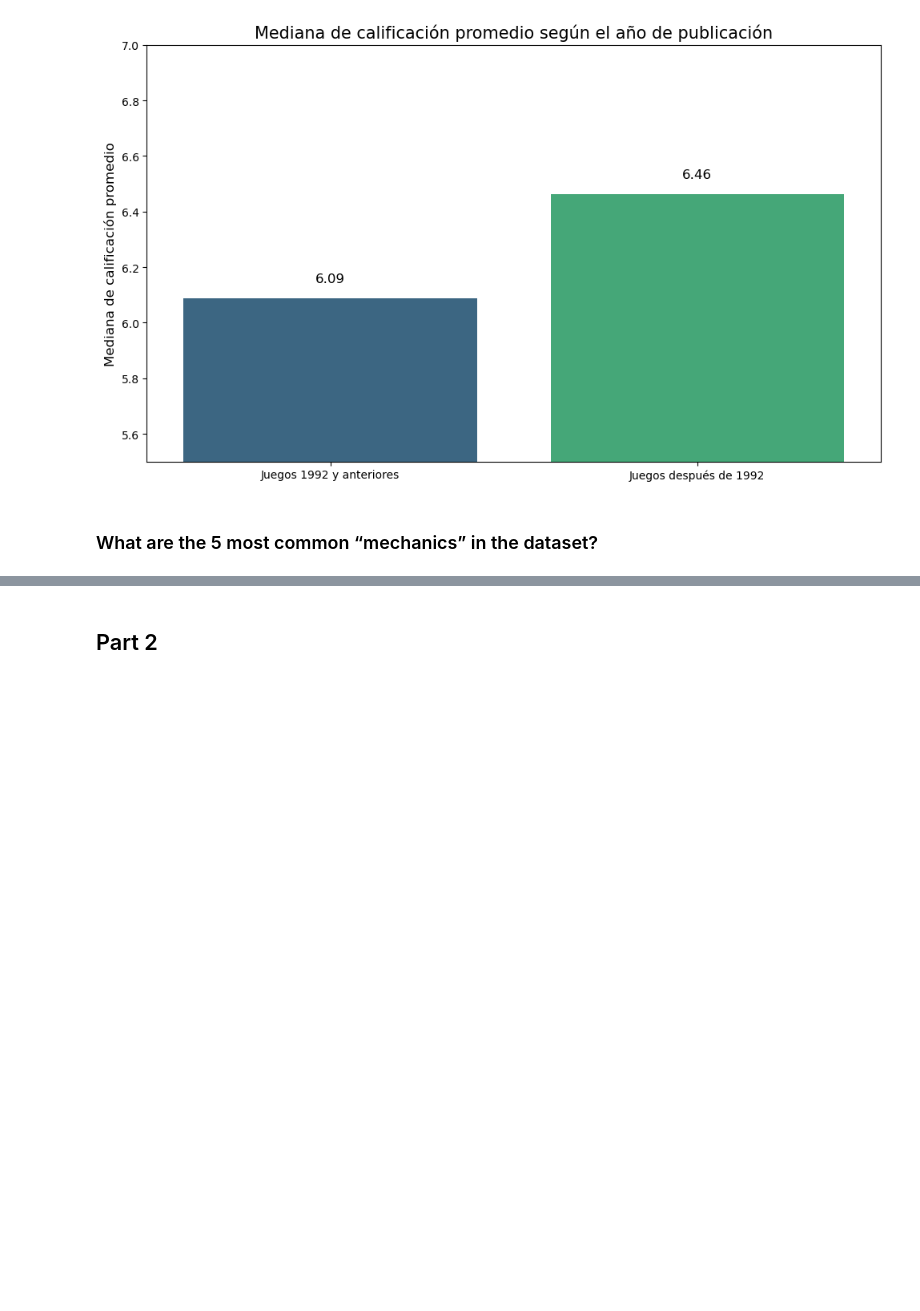
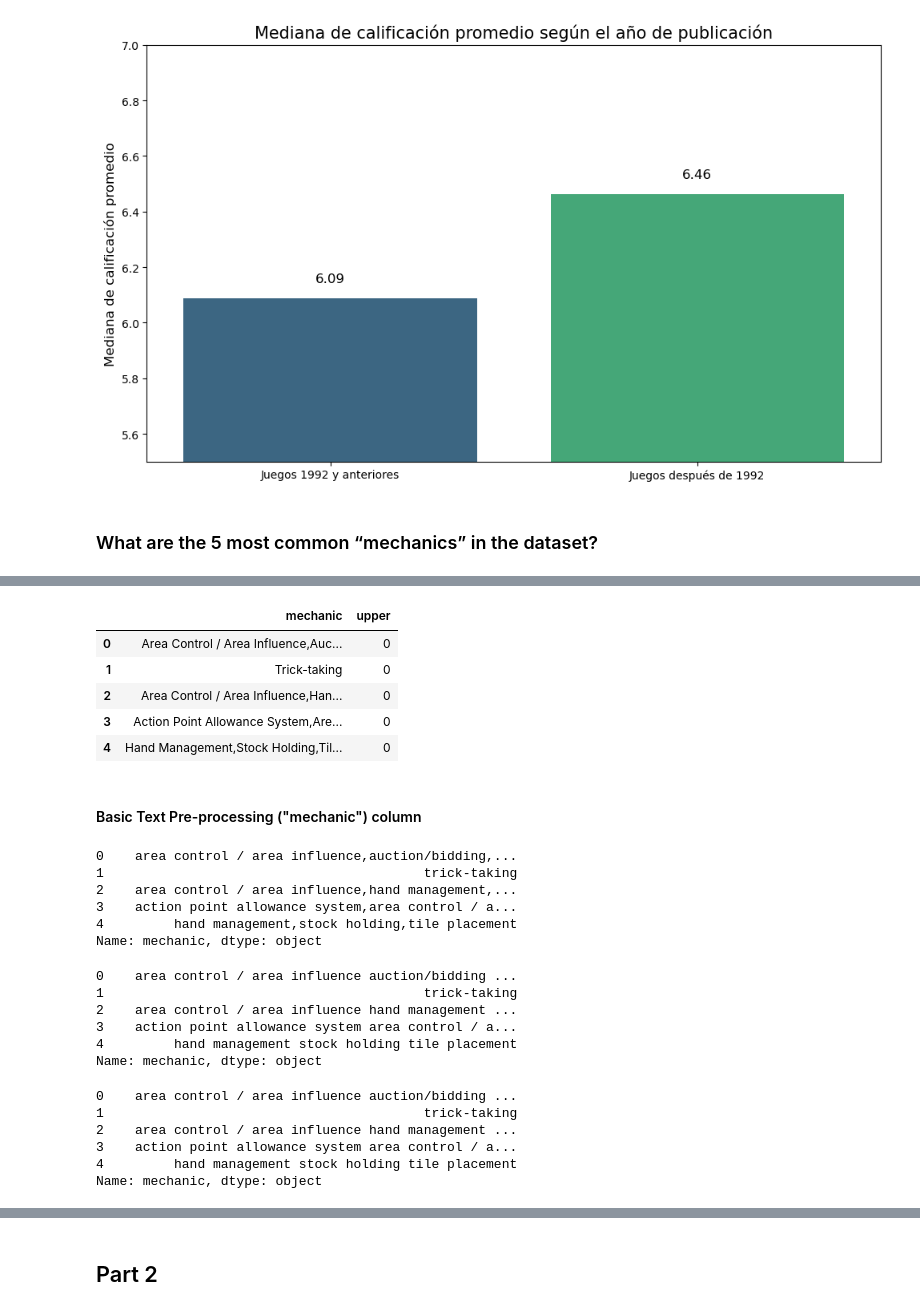
Before and after one commit to FJGM2023015/CA1_DVis_HDip_Lvl8-, a Jupyter notebook: Francisco_Gorigoitia_DVisHDip_CA1.ipynb, the cells around one changed output, grey strips where cells are left out. Drawn from its saved outputs; the diff is of its cells as text; code cells hidden in the pictures; blank space fills up the shorter version.

```diff
--- a/Francisco_Gorigoitia_DVisHDip_CA1.ipynb
+++ b/Francisco_Gorigoitia_DVisHDip_CA1.ipynb
@@ -889,0 +933,49 @@ df_games[['mechanic','char_count']].head()
+# %%
+# Number of Uppercase words
+
+df_games['upper'] = df_games['mechanic'].apply(lambda x: len([x for x in x.split() if x.isupper()]))
+df_games[['mechanic','upper']].head()
+# %% [output]
+|  | mechanic | upper |
+| 0 | Area Control / Area Influence,Auc... | 0 |
+| 1 | Trick-taking | 0 |
+| 2 | Area Control / Area Influence,Han... | 0 |
+| 3 | Action Point Allowance System,Are... | 0 |
+| 4 | Hand Management,Stock Holding,Til... | 0 |
+# %% [markdown]
+#### Basic Text Pre-processing ("mechanic") column
+# %%
+# Lower case
+df_games["mechanic"] = df_games["mechanic"].apply(lambda x: " ".join(x.lower() for x in x.split()))
+df_games["mechanic"].head()
+# %% [output]
+0    area control / area influence,auction/bidding,...
+1                                         trick-taking
+2    area control / area influence,hand management,...
+3    action point allowance system,area control / a...
+4         hand management,stock holding,tile placement
+Name: mechanic, dtype: object
+# %%
+# Removing/Replace Punctuation
+df_games["mechanic"] = df_games["mechanic"].str.replace(',', ' ')
+df_games["mechanic"].head()
+# %% [output]
+0    area control / area influence auction/bidding ...
+1                                         trick-taking
+2    area control / area influence hand management ...
+3    action point allowance system area control / a...
+4         hand management stock holding tile placement
+Name: mechanic, dtype: object
+# %%
+# Removal of Stop Words
+from nltk.corpus import stopwords
+stop = stopwords.words('english')
+df_games["mechanic"] = df_games["mechanic"].apply(lambda x: " ".join(x for x in x.split() if x not in stop))
+df_games["mechanic"].head()
+# %% [output]
+0    area control / area influence auction/bidding ...
+1                                         trick-taking
+2    area control / area influence hand management ...
+3    action point allowance system area control / a...
+4         hand management stock holding tile placement
+Name: mechanic, dtype: object
```
Also changed, not shown: parts of 75 cells of this notebook.
